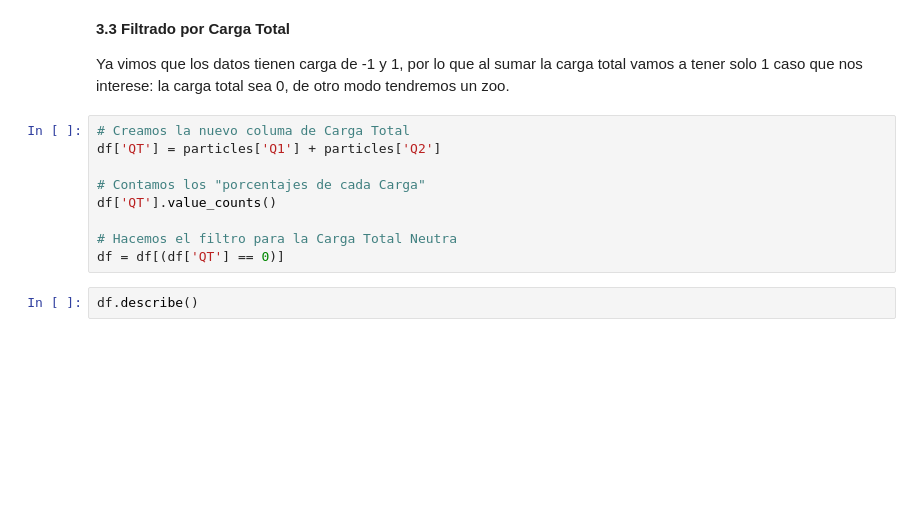
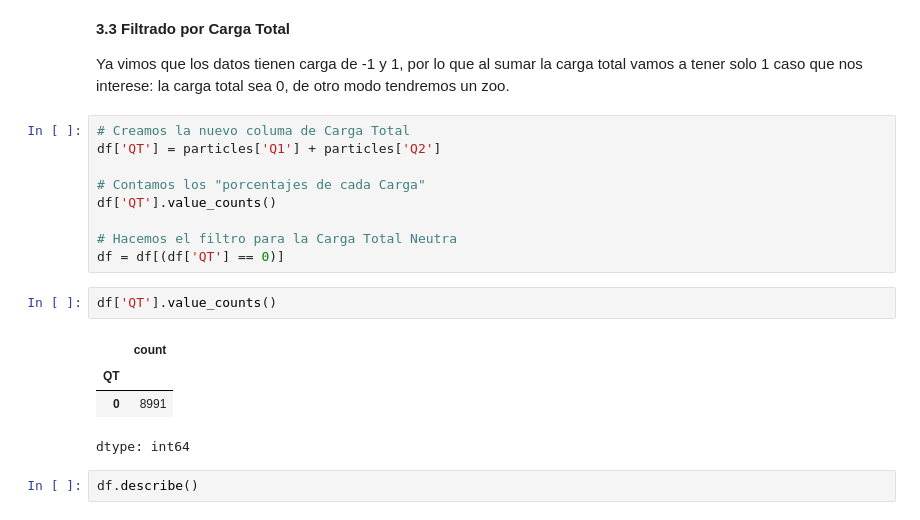
Before and after one commit to ProgramasParaFisicaDeParticulas/lecturadedatosabiertoscmszmumu-Carrazko, a Jupyter notebook: CMSOpenDataZtoMuMu.ipynb, the cells around one changed output. Drawn from its saved outputs; the diff is of its cells as text; blank space fills up the shorter version.

```diff
--- a/CMSOpenDataZtoMuMu.ipynb
+++ b/CMSOpenDataZtoMuMu.ipynb
@@ -562,6 +614,13 @@ df['QT'].value_counts()
 
 # Hacemos el filtro para la Carga Total Neutra
 df = df[(df['QT'] == 0)]
+# %%
+df['QT'].value_counts()
+# %% [output]
+|  | count |
+| QT |  |
+| 0 | 8991 |
+dtype: int64
 # %%
 df.describe()
 # %% [output]
```
Also changed, not shown: parts of 5 cells of this notebook.
